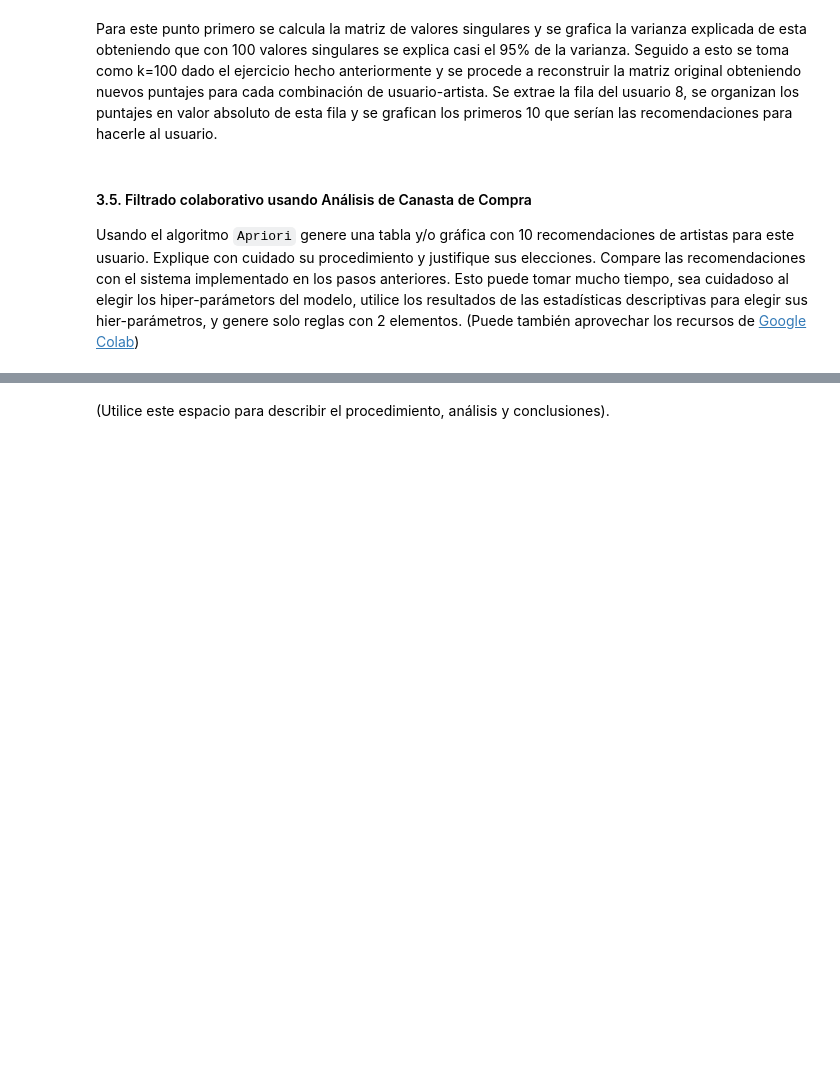
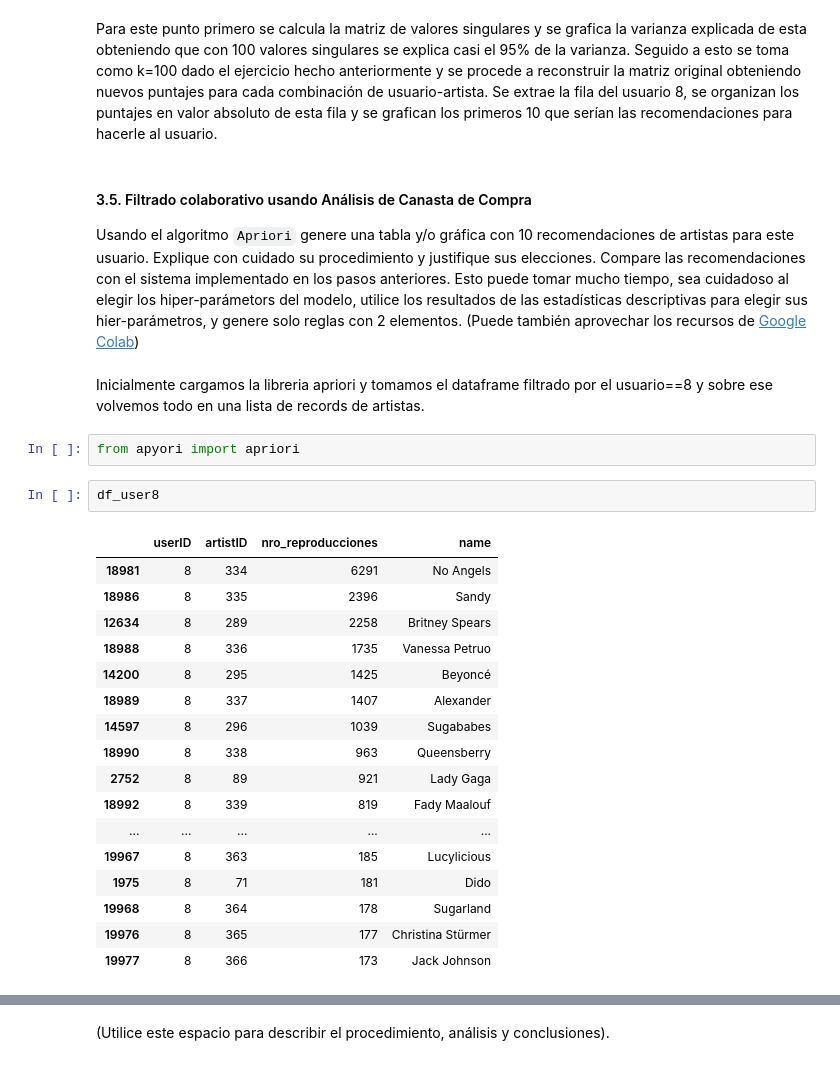
Before and after one commit to ggomez1803/ANS, a Jupyter notebook: Semana 5/Taller/S5_LC_Taller_Colab..ipynb, the cells around one changed output, grey strips where cells are left out. Drawn from its saved outputs; the diff is of its cells as text; blank space fills up the shorter version.

```diff
--- a/Semana 5/Taller/S5_LC_Taller_Colab..ipynb
+++ b/Semana 5/Taller/S5_LC_Taller_Colab..ipynb
@@ -318,3 +345,27 @@ Para este punto primero se calcula la matriz de valores singulares y se grafica
 #### 3.5.  Filtrado colaborativo usando Análisis de Canasta de Compra
 
 Usando  el algoritmo `Apriori` genere una tabla y/o gráfica  con 10 recomendaciones de artistas para este usuario.  Explique con cuidado su procedimiento y justifique sus elecciones. Compare las recomendaciones con el sistema implementado en los pasos anteriores. Esto puede tomar mucho tiempo, sea cuidadoso al elegir los hiper-parámetors del modelo, utilice los resultados de las estadísticas descriptivas para elegir sus hier-parámetros, y genere solo reglas con 2 elementos. (Puede también aprovechar los recursos de [Google Colab](https://colab.research.google.com/))
+# %% [markdown]
+Inicialmente cargamos la libreria apriori y tomamos el dataframe filtrado por el usuario==8 y sobre ese volvemos todo en una lista de records de artistas.
+# %%
+from apyori import apriori
+# %%
+df_user8
+# %% [output]
+|  | userID | artistID | nro_reproducciones | name |
+| 18981 | 8 | 334 | 6291 | No Angels |
+| 18986 | 8 | 335 | 2396 | Sandy |
+| 12634 | 8 | 289 | 2258 | Britney Spears |
+| 18988 | 8 | 336 | 1735 | Vanessa Petruo |
+| 14200 | 8 | 295 | 1425 | Beyoncé |
+| 18989 | 8 | 337 | 1407 | Alexander |
+| 14597 | 8 | 296 | 1039 | Sugababes |
+| 18990 | 8 | 338 | 963 | Queensberry |
+| 2752 | 8 | 89 | 921 | Lady Gaga |
+| 18992 | 8 | 339 | 819 | Fady Maalouf |
+| ... | ... | ... | ... | ... |
+| 19967 | 8 | 363 | 185 | Lucylicious |
+| 1975 | 8 | 71 | 181 | Dido |
+| 19968 | 8 | 364 | 178 | Sugarland |
+| 19976 | 8 | 365 | 177 | Christina Stürmer |
+| 19977 | 8 | 366 | 173 | Jack Johnson |
```
Also changed, not shown: parts of 16 cells of this notebook.
